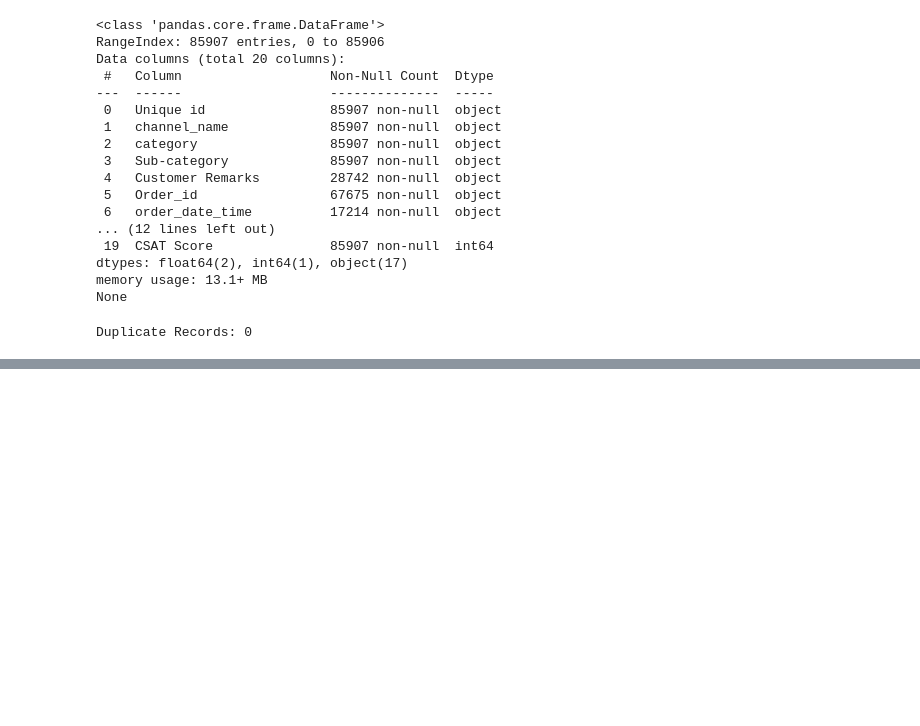
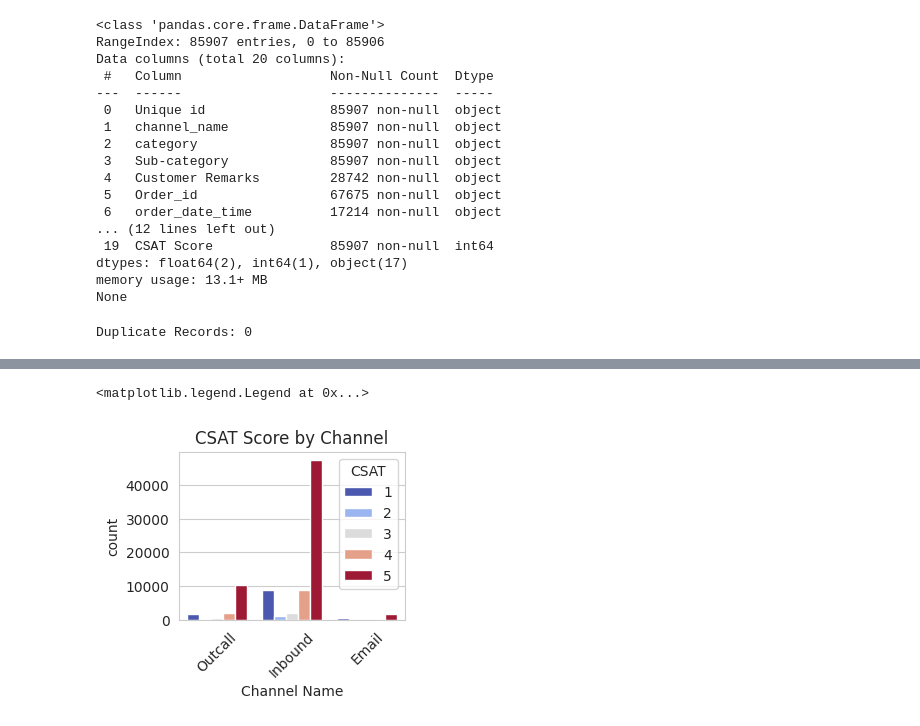
Before and after one commit to gajanan-nawle/Flipkart-CSAT-GenAI-Azure, a Jupyter notebook: Capstone_Project_Machine_Learning_&_GenAI_with_Microsoft_Azure.ipynb, the cells around one changed output, grey strips where cells are left out. Saved outputs shown, nothing was run; the diff lists cells and outputs as text; code cells hidden in the pictures; blank space fills up the shorter version.

```diff
--- a/Capstone_Project_Machine_Learning_&_GenAI_with_Microsoft_Azure.ipynb
+++ b/Capstone_Project_Machine_Learning_&_GenAI_with_Microsoft_Azure.ipynb
@@ -82,0 +196,11 @@ print(df['CSAT Score'].value_counts(normalize=True) * 100)
+# %%
+# 3. CSAT by Channel (Bivariate Analysis)
+plt.subplot(2, 2, 3)
+sns.countplot(x='channel_name', hue='CSAT Score', data=df, palette='coolwarm')
+plt.title('CSAT Score by Channel')
+plt.xlabel('Channel Name')
+plt.xticks(rotation=45)
+plt.legend(title='CSAT', loc='upper right')
+# %% [output]
+<matplotlib.legend.Legend at 0x...>
+[figure, added]
```
Also changed, not shown: parts of 13 cells of this notebook.
